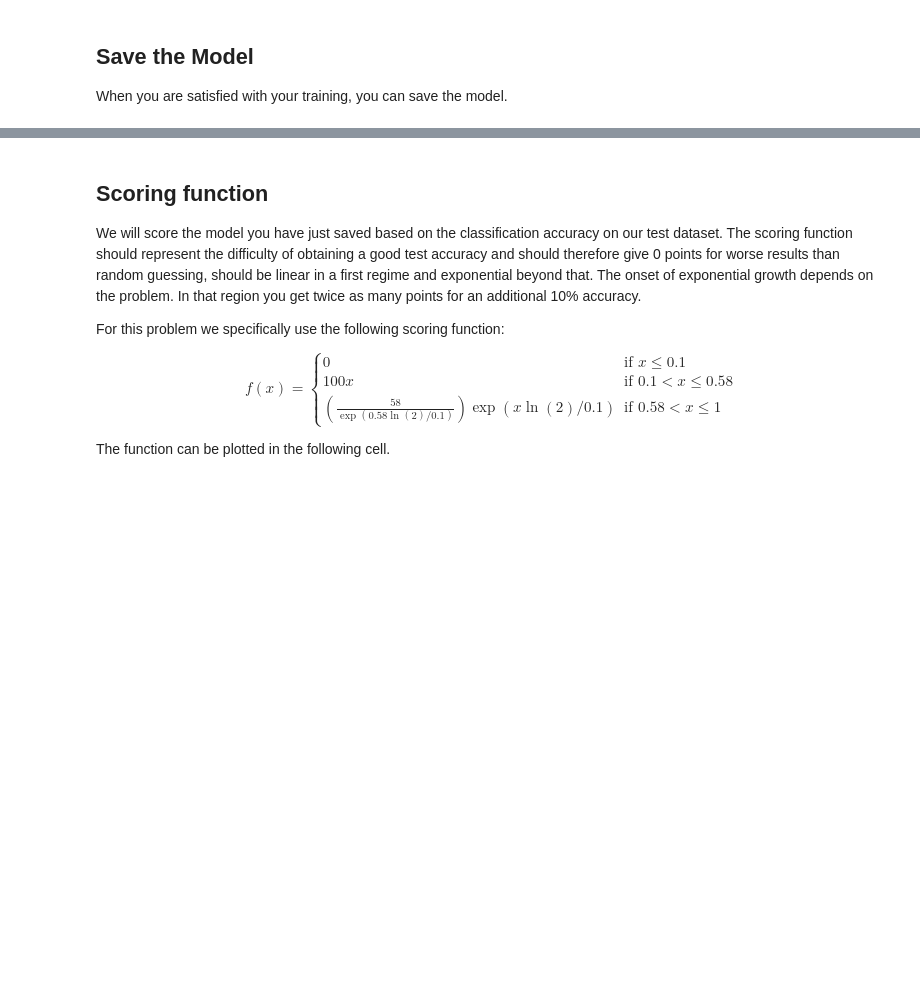
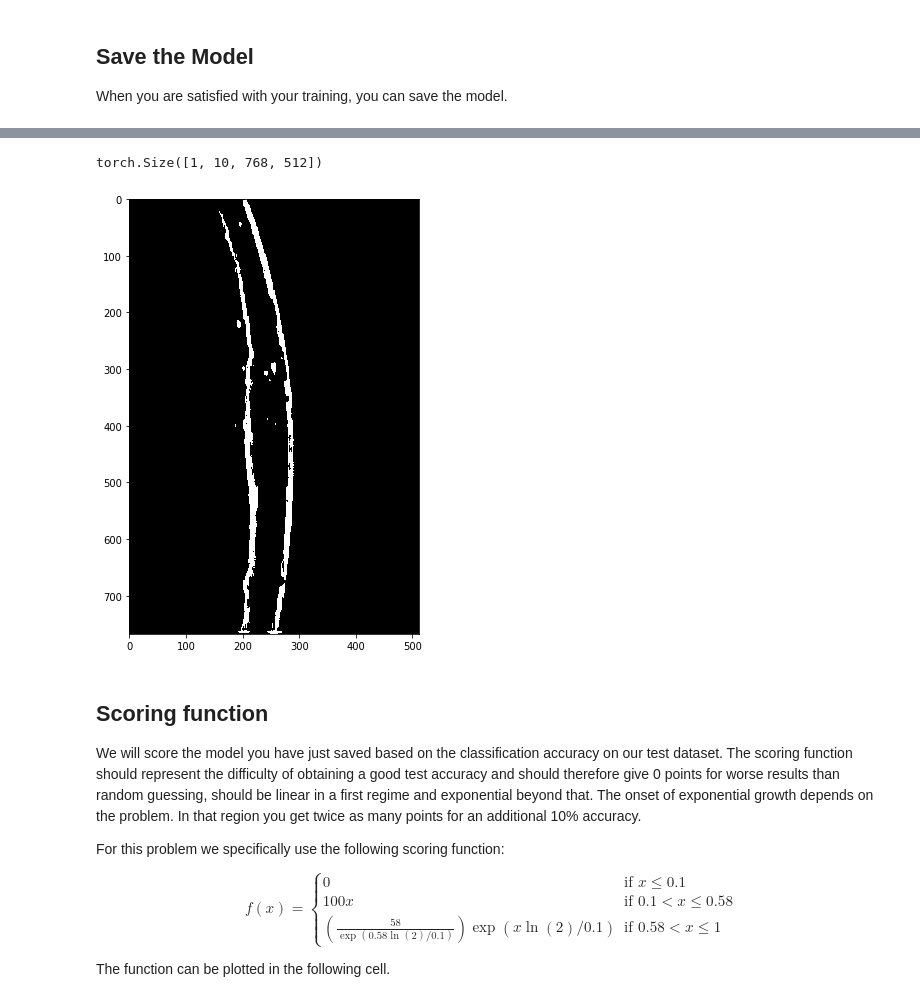
Before and after one commit to ai-med/relaynet_pytorch, a Jupyter notebook: 2_classification_cnn.ipynb, the cells around one changed output, grey strips where cells are left out. Cells and saved outputs as stored; diff of their text form; code cells hidden in the pictures; blank space fills up the shorter version.

```diff
--- a/2_classification_cnn.ipynb
+++ b/2_classification_cnn.ipynb
@@ -177,0 +201,4 @@ For the overfitting example we provided you with a set of hyperparamters (`hidde
+# %%
+train_data, test_data = get_imdb_data()
+print("Train size: %i" % len(train_data))
+print("Test size: %i" % len(test_data))
@@ -178,19 +208,24 @@ For the overfitting example we provided you with a set of hyperparamters (`hidde
 # %%
-from dl4cv.classifiers.classification_cnn import ClassificationCNN
-from dl4cv.solver import Solver
+from networks.classifiers.relay_net import ReLayNet
+from networks.solver import Solver
 
-train_loader = torch.utils.data.DataLoader(train_data, batch_size=50, shuffle=True, num_workers=4)
-val_loader = torch.utils.data.DataLoader(val_data, batch_size=50, shuffle=False, num_workers=4)
+train_loader = torch.utils.data.DataLoader(train_data, batch_size=2, shuffle=True, num_workers=4)
+val_loader = torch.utils.data.DataLoader(test_data, batch_size=2, shuffle=False, num_workers=4)
 
-########################################################################
-# TODO: Initialize a model and train it using your Solver class. Start #
-# with the previously given set of hyperparameters.                    #
-########################################################################
-cnn_model = ClassificationCNN()
+param ={
+        'num_channels':1,
+        'num_filters':64,
+        'kernel_h':7,
+        'kernel_w':3,
+        'kernel_c': 1,
+        'stride_conv':1,
+        'pool':2,
+        'stride_pool':2,
+        'num_class':10
+    }
+
+relaynet_model = ReLayNet(param)
 solver = Solver(optim_args={"lr": 1e-2})
-solver.train(cnn_model, train_loader, val_loader, log_nth=1, num_epochs=10)
-########################################################################
-#                             END OF YOUR CODE                         #
-########################################################################
+solver.train(relaynet_model, train_loader, val_loader, log_nth=10, num_epochs=10)
 # %% [output]
 START TRAIN.
@@ -267,3 +360,16 @@ model.save("models/classification_cnn.model")
+# %%
+import matplotlib.pyplot as plt
+
+out = relaynet_model(Variable(torch.Tensor(train_data.X[0:1]).cuda(),volatile=True))
+print(out.data.shape)
+max_val, idx = torch.max(out,1)
+idx = idx.data.cpu().numpy()
+idx = np.squeeze(idx==7)
+plt.imshow(idx)
+plt.show()
+# %% [output]
+torch.Size([1, 10, 768, 512])
+[figure, added]
 # %% [markdown]
 ## Scoring function
 We will score the model you have just saved based on the classification accuracy on our test dataset. The scoring function should represent the difficulty of obtaining a good test accuracy and should therefore give 0 points for worse results than random guessing, should be linear in a first regime and exponential beyond that. The onset of exponential growth depends on the problem. In that region you get twice as many points for an additional 10% accuracy.
```
Also changed, not shown: parts of 6 cells of this notebook, 6 other files.
